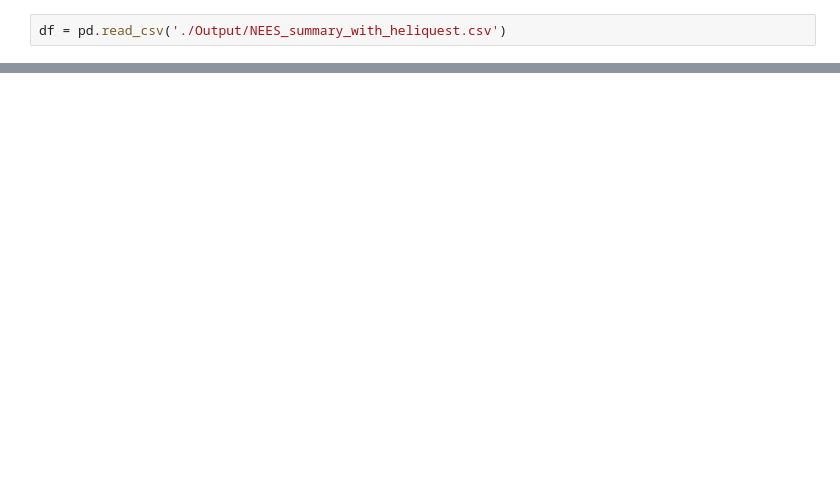
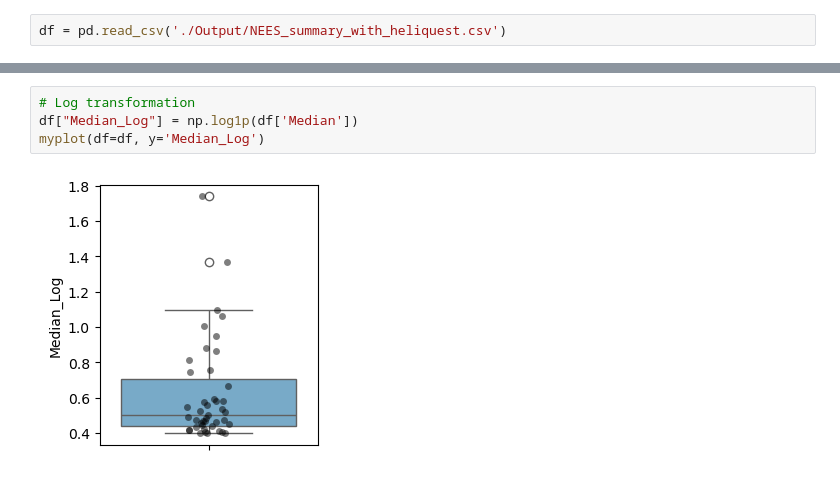
Before and after one commit to shokenlee/AH_AAcomposition, a Jupyter notebook: NEES_Transform.ipynb, the cells around one changed output, grey strips where cells are left out. Drawn from its saved outputs; the diff is of its cells as text; blank space fills up the shorter version.

```diff
--- a/NEES_Transform.ipynb
+++ b/NEES_Transform.ipynb
@@ -55,0 +27,6 @@ plt.show()
+# %%
+# Log transformation
+df["Median_Log"] = np.log1p(df['Median'])
+myplot(df=df, y='Median_Log')
+# %% [output]
+[figure, added]
```
Also changed, not shown: parts of 8 cells of this notebook, 1 other file.
